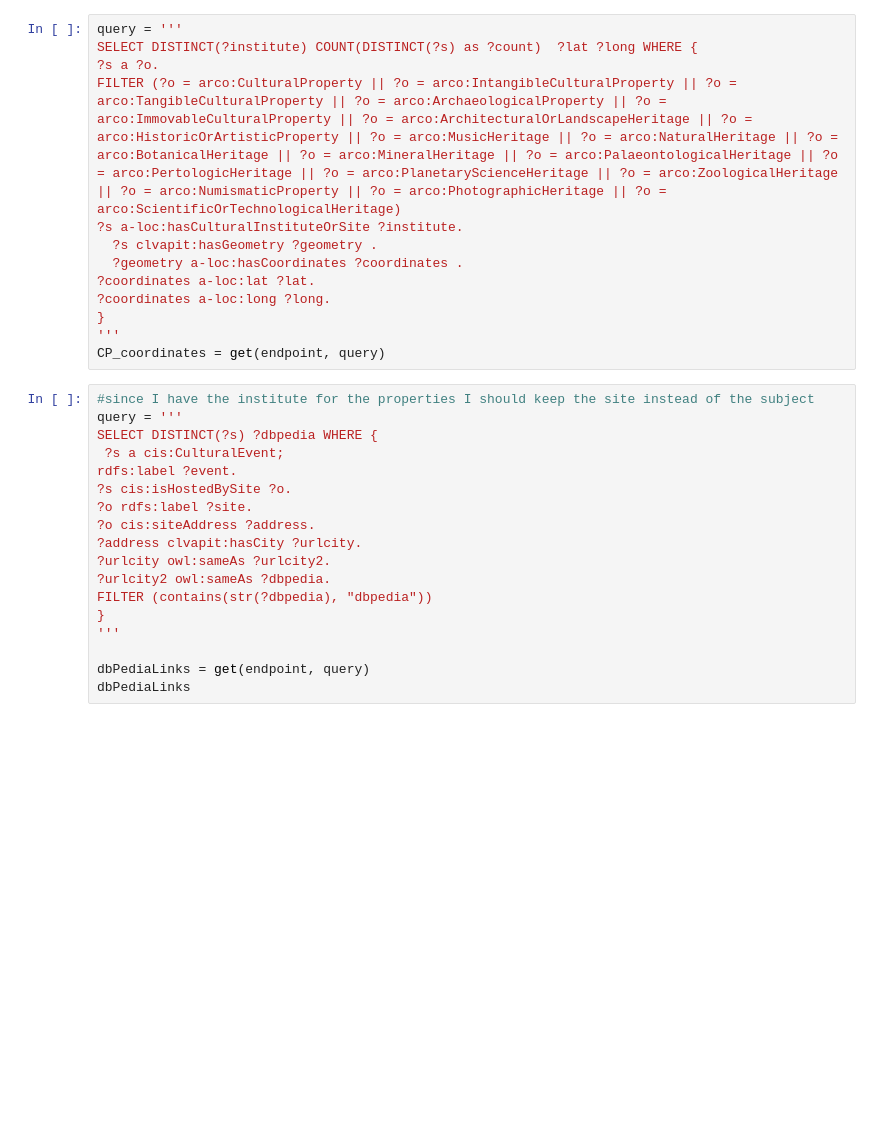
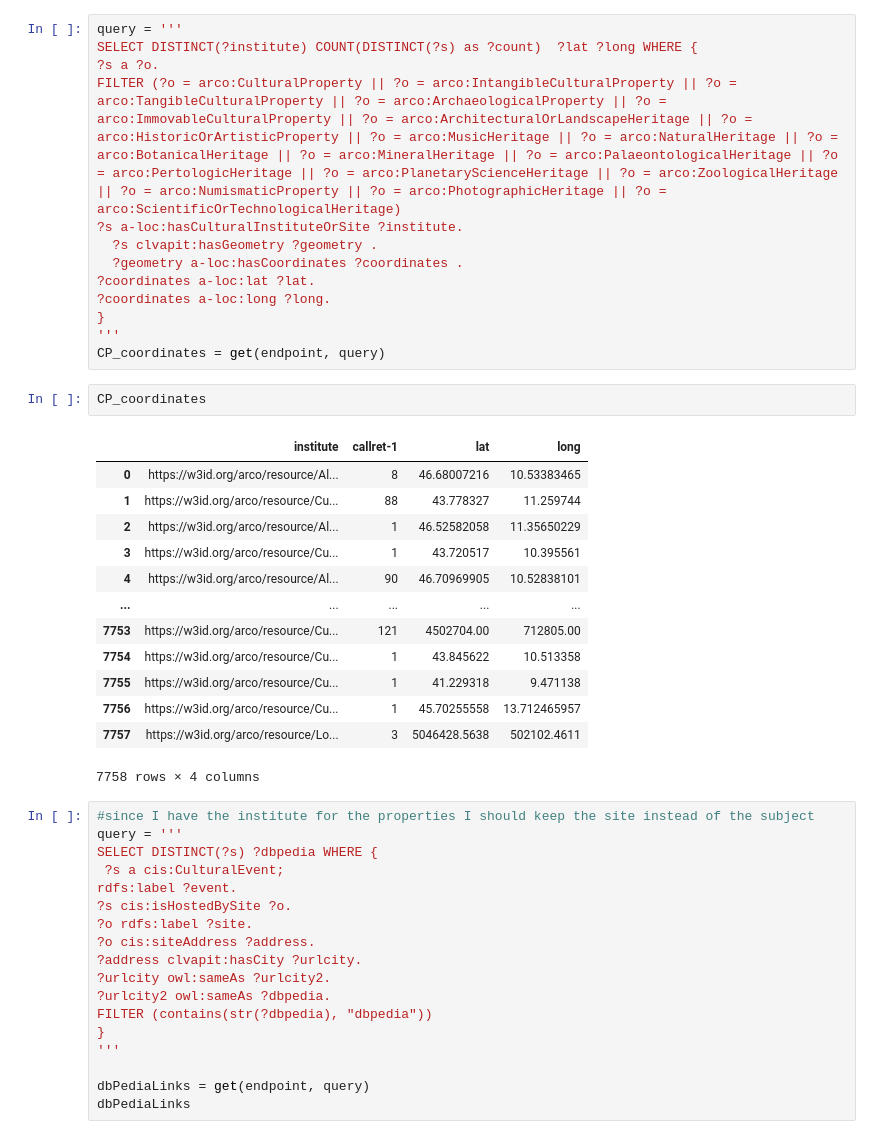
Before and after one commit to Infoviz-ICD/Infoviz-ICD, a Jupyter notebook: Plots/geo-spatial.ipynb, the cells around one changed output. Saved outputs shown, nothing was run; the diff lists cells and outputs as text; blank space fills up the shorter version.

```diff
--- a/Plots/geo-spatial.ipynb
+++ b/Plots/geo-spatial.ipynb
@@ -24,6 +24,22 @@ FILTER (?o = arco:CulturalProperty || ?o = arco:IntangibleCulturalProperty || ?o
 }
 '''
 CP_coordinates = get(endpoint, query)
+# %%
+CP_coordinates
+# %% [output]
+|  | institute | callret-1 | lat | long |
+| 0 | https://w3id.org/arco/resource/Al... | 8 | 46.68007216 | 10.53383465 |
+| 1 | https://w3id.org/arco/resource/Cu... | 88 | 43.778327 | 11.259744 |
+| 2 | https://w3id.org/arco/resource/Al... | 1 | 46.52582058 | 11.35650229 |
+| 3 | https://w3id.org/arco/resource/Cu... | 1 | 43.720517 | 10.395561 |
+| 4 | https://w3id.org/arco/resource/Al... | 90 | 46.70969905 | 10.52838101 |
+| ... | ... | ... | ... | ... |
+| 7753 | https://w3id.org/arco/resource/Cu... | 121 | 4502704.00 | 712805.00 |
+| 7754 | https://w3id.org/arco/resource/Cu... | 1 | 43.845622 | 10.513358 |
+| 7755 | https://w3id.org/arco/resource/Cu... | 1 | 41.229318 | 9.471138 |
+| 7756 | https://w3id.org/arco/resource/Cu... | 1 | 45.70255558 | 13.712465957 |
+| 7757 | https://w3id.org/arco/resource/Lo... | 3 | 5046428.5638 | 502102.4611 |
+7758 rows × 4 columns
 # %%
 #since I have the institute for the properties I should keep the site instead of the subject
 query = '''
```
Also changed, not shown: parts of 2 cells of this notebook.
